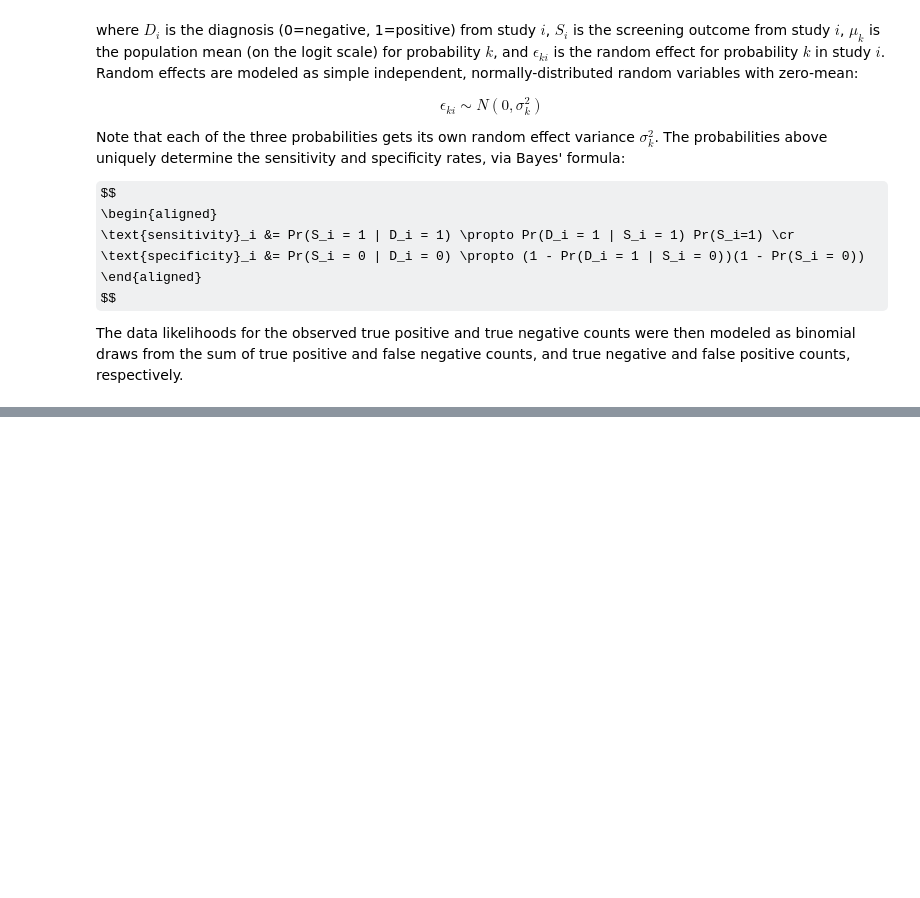
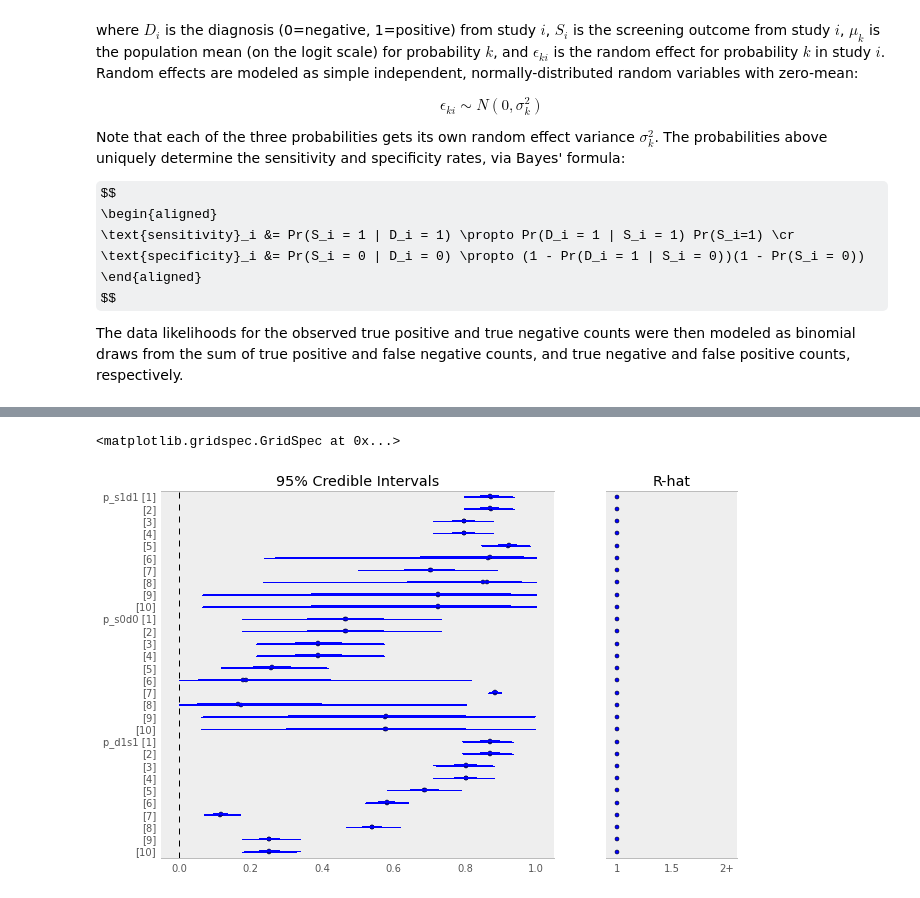
Before and after one commit to fonnesbeck/autism_screening, a Jupyter notebook: Autism Screening Meta-analysis.ipynb, the cells around one changed output, grey strips where cells are left out. Cells and saved outputs as stored; diff of their text form; code cells hidden in the pictures; some formulas as TeX source; blank space fills up the shorter version.

```diff
--- a/Autism Screening Meta-analysis.ipynb
+++ b/Autism Screening Meta-analysis.ipynb
@@ -879,0 +221,6 @@ Name: study_id, dtype: int64
+# %%
+figure(figsize=(10,6))
+forestplot(trace, vars=['p_s1d1', 'p_s0d0', 'p_d1s1'])
+# %% [output]
+<matplotlib.gridspec.GridSpec at 0x...>
+[figure, added]
```
Also changed, not shown: parts of 119 cells of this notebook, 3 other files.
